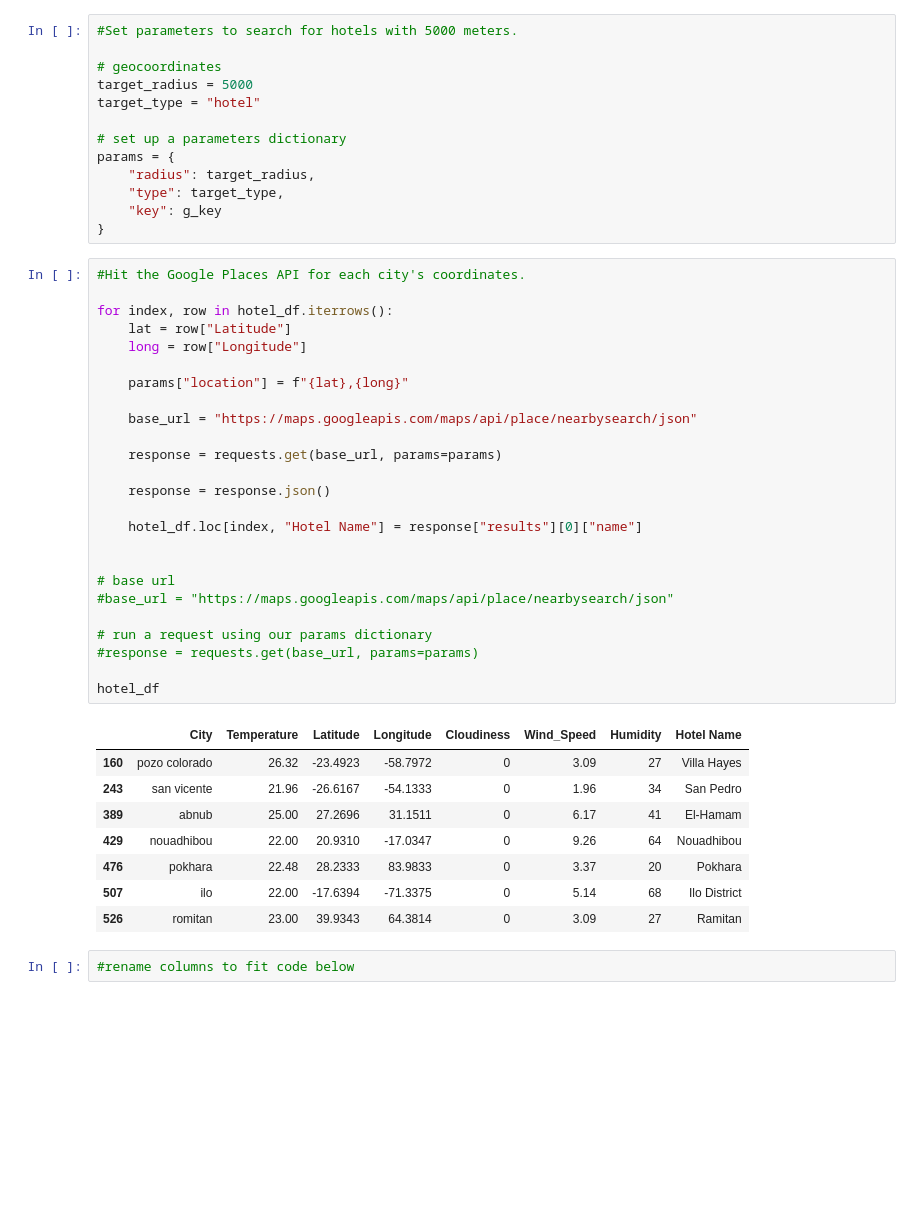
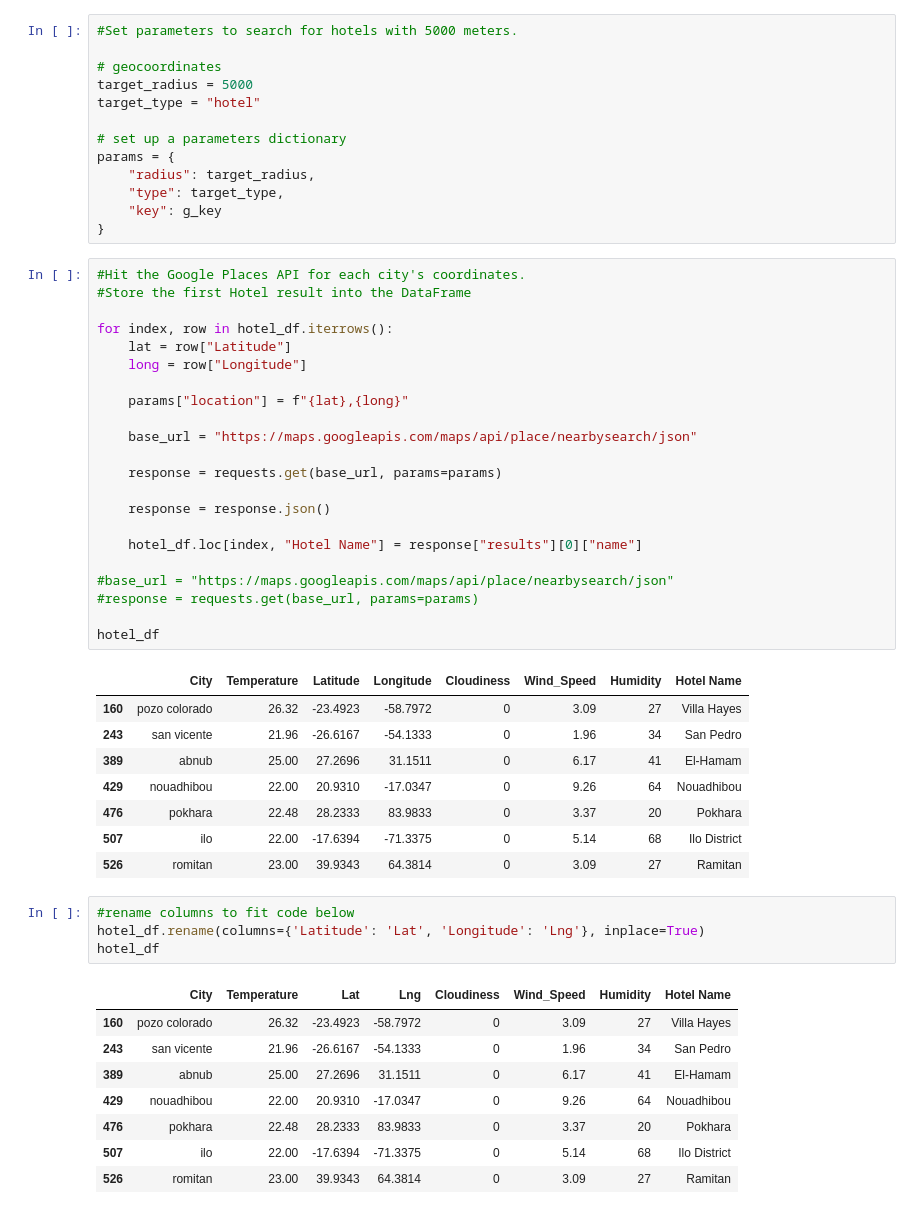
Before and after one commit to scottcerny949/python-api-challenge, a Jupyter notebook: vacationpy/VacationPy.ipynb, the cells around one changed output. Cells and saved outputs as stored; diff of their text form; blank space fills up the shorter version.

```diff
--- a/vacationpy/VacationPy.ipynb
+++ b/vacationpy/VacationPy.ipynb
@@ -190,6 +176,7 @@ params = {
 }
 # %%
 #Hit the Google Places API for each city's coordinates.
+#Store the first Hotel result into the DataFrame
 
 for index, row in hotel_df.iterrows():
     lat = row["Latitude"]
@@ -205,11 +192,7 @@ for index, row in hotel_df.iterrows():
 
     hotel_df.loc[index, "Hotel Name"] = response["results"][0]["name"]
 
-
-# base url
 #base_url = "https://maps.googleapis.com/maps/api/place/nearbysearch/json"
-
-# run a request using our params dictionary
 #response = requests.get(base_url, params=params)
 
 hotel_df
@@ -224,6 +207,17 @@ hotel_df
 | 526 | romitan | 23.00 | 39.9343 | 64.3814 | 0 | 3.09 | 27 | Ramitan |
 # %%
 #rename columns to fit code below
+hotel_df.rename(columns={'Latitude': 'Lat', 'Longitude': 'Lng'}, inplace=True)
+hotel_df
+# %% [output]
+|  | City | Temperature | Lat | Lng | Cloudiness | Wind_Speed | Humidity | Hotel Name |
+| 160 | pozo colorado | 26.32 | -23.4923 | -58.7972 | 0 | 3.09 | 27 | Villa Hayes |
+| 243 | san vicente | 21.96 | -26.6167 | -54.1333 | 0 | 1.96 | 34 | San Pedro |
+| 389 | abnub | 25.00 | 27.2696 | 31.1511 | 0 | 6.17 | 41 | El-Hamam |
+| 429 | nouadhibou | 22.00 | 20.9310 | -17.0347 | 0 | 9.26 | 64 | Nouadhibou |
+| 476 | pokhara | 22.48 | 28.2333 | 83.9833 | 0 | 3.37 | 20 | Pokhara |
+| 507 | ilo | 22.00 | -17.6394 | -71.3375 | 0 | 5.14 | 68 | Ilo District |
+| 526 | romitan | 23.00 | 39.9343 | 64.3814 | 0 | 3.09 | 27 | Ramitan |
 # %%
 # NOTE: Do not change any of the code in this cell
 
```
Also changed, not shown: parts of 4 cells of this notebook, 2 other files.
